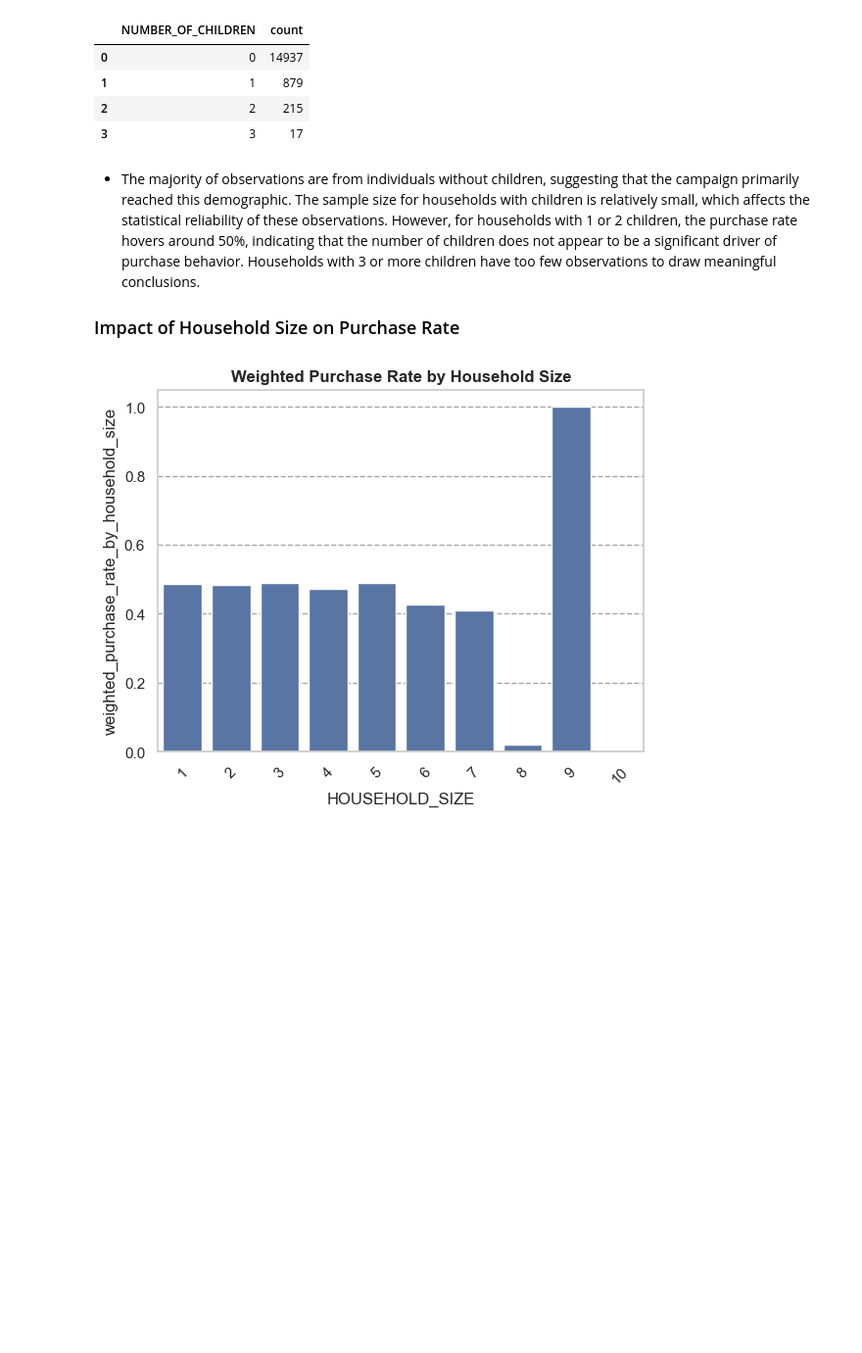
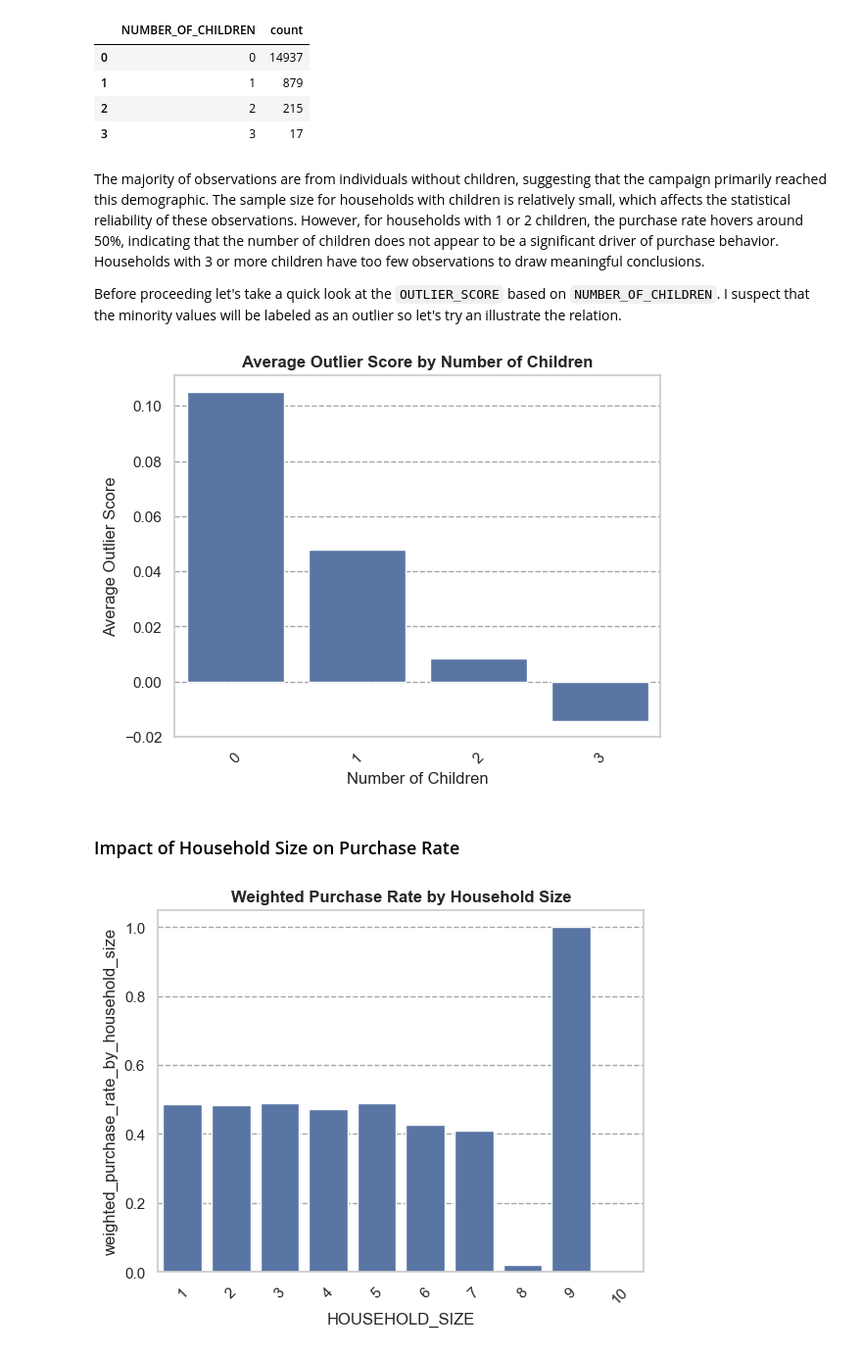
Before and after one commit to JustaKris/XYZ-Marketing-Campaign, a Jupyter notebook: notebooks/03_XYZ_campaign_EDA.ipynb, the cells around one changed output. Shown at 98% size. Cells and saved outputs as stored; diff of their text form; code cells hidden in the pictures; blank space fills up the shorter version.

```diff
--- a/notebooks/03_XYZ_campaign_EDA.ipynb
+++ b/notebooks/03_XYZ_campaign_EDA.ipynb
@@ -274,9 +274,24 @@ display(data["NUMBER_OF_CHILDREN"].value_counts().reset_index())
 | 2 | 2 | 215 |
 | 3 | 3 | 17 |
 # %% [markdown]
-- The majority of observations are from individuals without children, suggesting that the campaign primarily reached this demographic. The sample size for households with children is relatively small, which affects the statistical reliability of these observations. However, for households with 1 or 2 children, the purchase rate hovers around 50%, indicating that the number of children does not appear to be a significant driver of purchase behavior. Households with 3 or more children have too few observations to draw meaningful conclusions.
+The majority of observations are from individuals without children, suggesting that the campaign primarily reached this demographic. The sample size for households with children is relatively small, which affects the statistical reliability of these observations. However, for households with 1 or 2 children, the purchase rate hovers around 50%, indicating that the number of children does not appear to be a significant driver of purchase behavior. Households with 3 or more children have too few observations to draw meaningful conclusions.
 
-### Impact of Household Size on Purchase Rate
+Before proceeding let's take a quick look at the `OUTLIER_SCORE` based on `NUMBER_OF_CHILDREN`. I suspect that the minority values will be labeled as an outlier so let's try an illustrate the relation.
+# %%
+# Group by NUMBER_OF_CHILDREN and calculate the unweighted (arithmetic) mean of OUTLIER_SCORE
+avg_outlier_score_by_children = data.groupby('NUMBER_OF_CHILDREN', observed=True)['OUTLIER_SCORE'].mean().reset_index(name='avg_outlier_score')
+
+# Plot the average outlier score by number of children
+sns.barplot(x='NUMBER_OF_CHILDREN', y='avg_outlier_score', data=avg_outlier_score_by_children)
+plt.title("Average Outlier Score by Number of Children")
+plt.xlabel("Number of Children")
+plt.ylabel("Average Outlier Score")
+plt.xticks(rotation=45)
+plt.show()
+# %% [output]
+[figure, added]
+# %% [markdown]
+### Impact of Household Size on Purchase Rate
 # %%
 # Group by gender and calculate weighted purchase rate
 weighted_purchase_rate_by_household_size = filtered_data.groupby('HOUSEHOLD_SIZE').apply(
```
Also changed, not shown: parts of 6 cells of this notebook, 7 other files.
